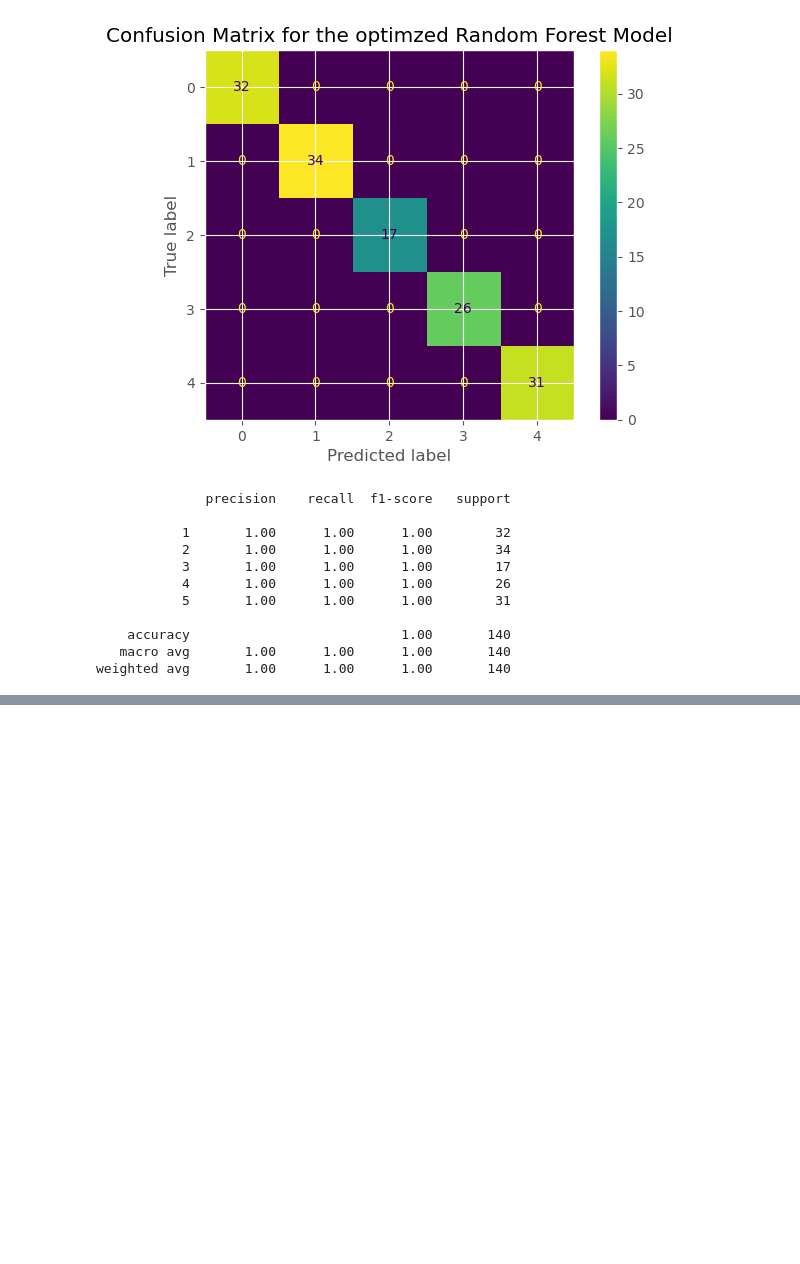
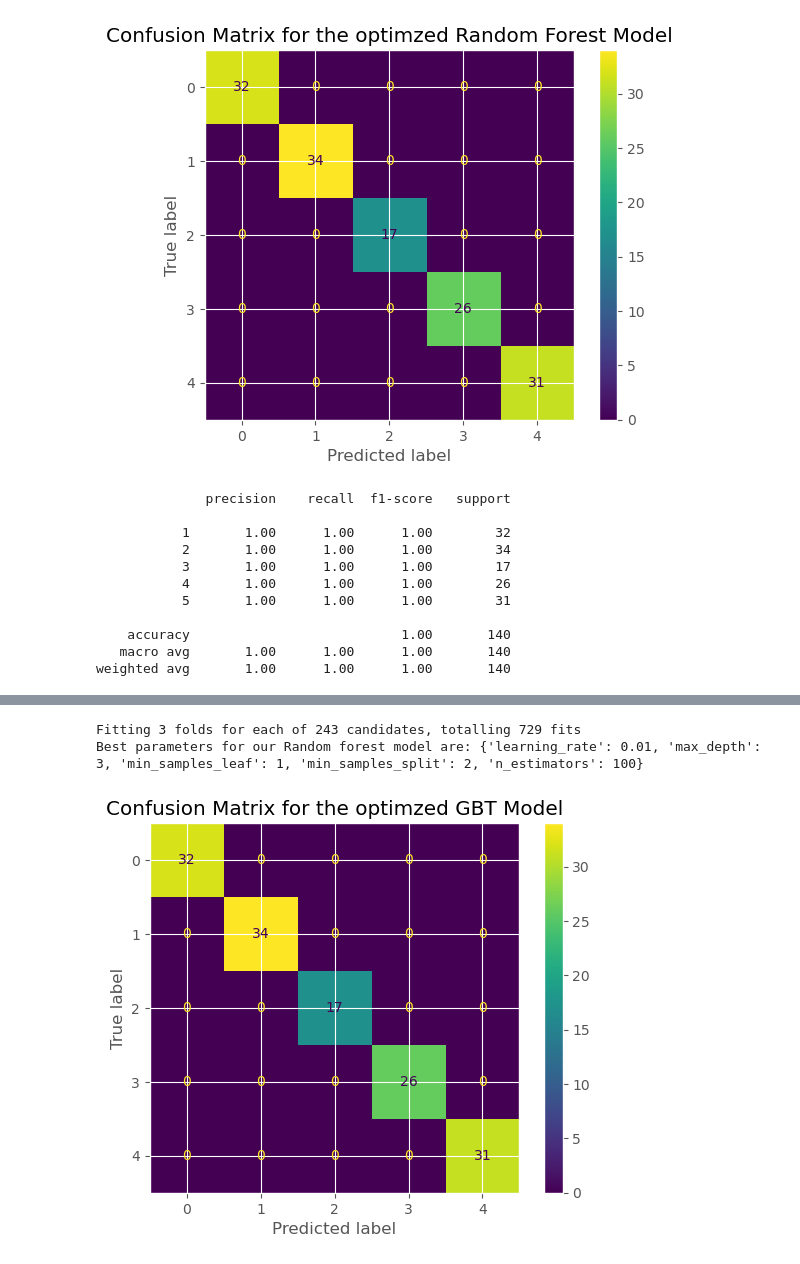
Before and after one commit to bizzaccelerator/classification_of_consumer_behaviour, a Jupyter notebook: notebook.ipynb, the cells around one changed output, grey strips where cells are left out. Saved outputs shown, nothing was run; the diff lists cells and outputs as text; code cells hidden in the pictures; blank space fills up the shorter version.

Commit message:
GBT Model trained and optimized.

```diff
--- a/notebook.ipynb
+++ b/notebook.ipynb
@@ -916,0 +919,11 @@ weighted avg       1.00      1.00      1.00       140
+# %%
+# The model is trained as follows:
+gbt = GradientBoostingClassifier(n_estimators=100, learning_rate=0.1, max_depth=1, random_state=2)
+
+# The trained model is used to predict the values in the test dataset:
+gbt.fit(X_train, y_train)
+y_pred_val = gbt.predict(X_val)
+
+# The indicator chosen for assessing the validity of the model is Accuracy:
+print("Random Forest Metrics:")
+print("Accuracy:", accuracy_score(y_val, y_pred_val))
@@ -916,0 +956,34 @@ weighted avg       1.00      1.00      1.00       140
+# %%
+# Tunning the hyperparameters is crucial. In this case, I'll define the followings:
+param_grid = {
+    'n_estimators': [100, 200, 300],
+    'learning_rate': [0.01, 0.1, 0.2],
+    'max_depth': [3, 5, 7],
+    'min_samples_split': [2, 5, 10],
+    'min_samples_leaf': [1, 2, 4]
+}
+# %%
+# I'll use GridSearchCV for exhaustive tuning and preventing overfitting.
+grid_search = GridSearchCV(estimator=gbt, param_grid=param_grid,
+                           scoring='accuracy', cv=3, verbose=2, n_jobs=-1,
+                           error_score='raise')
+grid_search.fit(X_train, y_train)
+
+print("Best parameters for our Random forest model are:", grid_search.best_params_)
+best_gbt_model = grid_search.best_estimator_
+# %% [output]
+Fitting 3 folds for each of 243 candidates, totalling 729 fits
+Best parameters for our Random forest model are: {'learning_rate': 0.01, 'max_depth': 3, 'min_samples_leaf': 1, 'min_samples_split': 2, 'n_estimators': 100}
+# %%
+# Generate predictions with the best model
+y_pred_val_opt = best_gbt_model.predict(X_val)
+
+# Create a confusion matrix
+cm_gbt = confusion_matrix(y_val, y_pred_val_opt)
+# %%
+# Display the confusion matrix created
+disp = ConfusionMatrixDisplay(confusion_matrix=cm_gbt, display_labels=best_gbt_model.classes_).plot()
+plt.title('Confusion Matrix for the optimzed GBT Model')
+plt.show()
+# %% [output]
+[figure, added]
```
Also changed, not shown: parts of 8 cells of this notebook.
